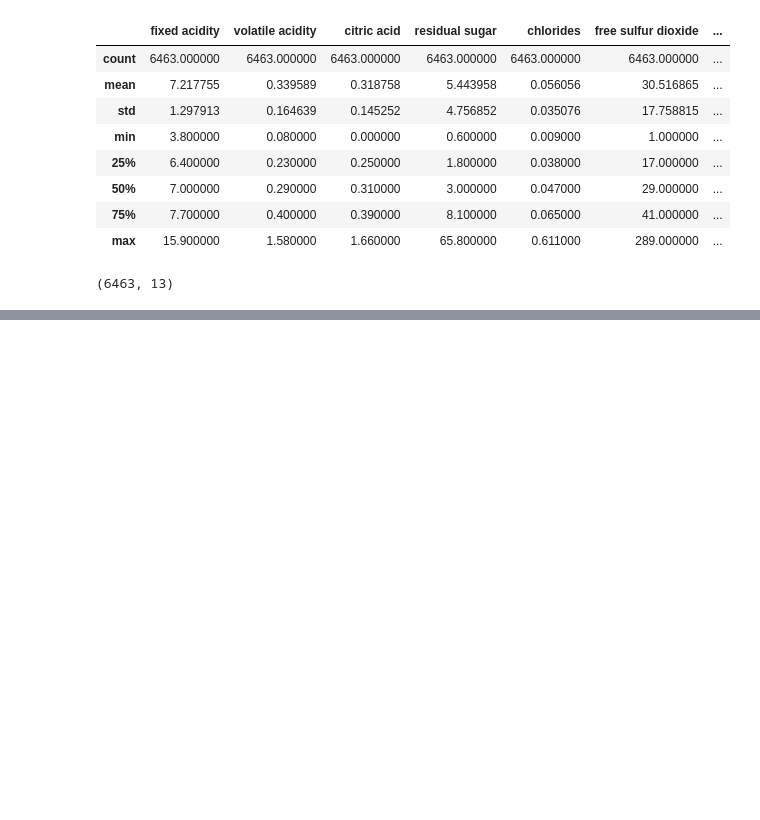
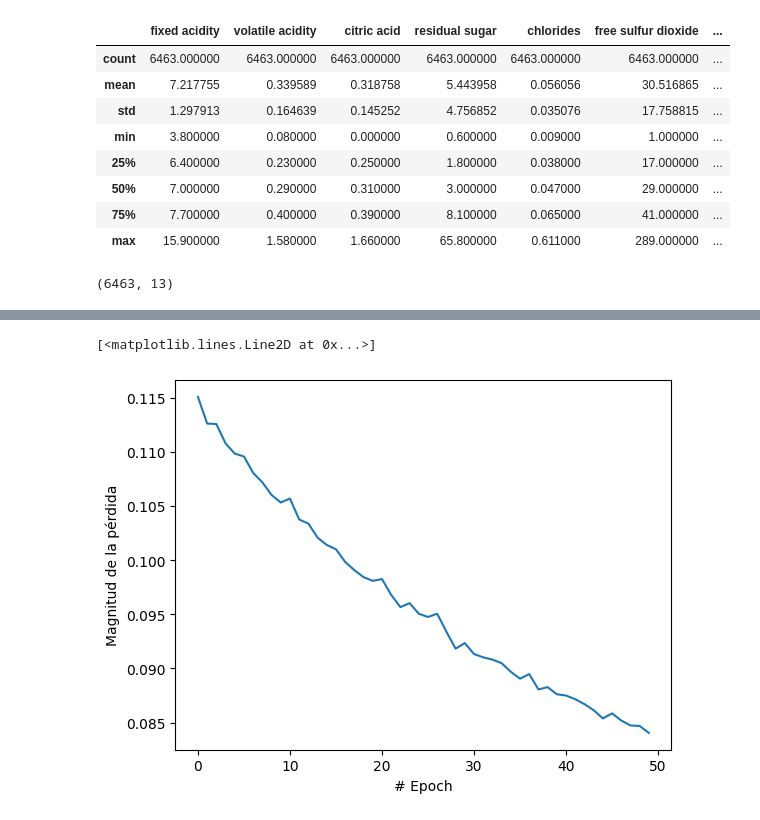
Before and after one commit to coyolxahuqui/Tareas-UIC, a Jupyter notebook: S4RedNeur.ipynb, the cells around one changed output, grey strips where cells are left out. Drawn from its saved outputs; the diff is of its cells as text; code cells hidden in the pictures; blank space fills up the shorter version.

```diff
--- a/S4RedNeur.ipynb
+++ b/S4RedNeur.ipynb
@@ -113,8 +119,3 @@ y = datos["Vino"]
 # %%
 from sklearn.model_selection import train_test_split
 X_ent, X_pru, y_ent, y_pru = train_test_split(X, y, test_size=.2)
-# %%
-from sklearn import svm
-modelo = svm.SVC()
-modelo.fit(X_ent, y_ent)
-predicciones = modelo.predict(X_pru)
@@ -149,0 +122,9 @@ pd.DataFrame(confusion_matrix(y_pru, predicciones), columns=["Pred: No", "Pred:
+# %%
+model = Sequential()
+model.add(Dense(1,
+input_dim=X_ent.shape[1],
+activation='sigmoid'))
+# %%
+model.compile(loss='binary_crossentropy', optimizer='adam', metrics=['accuracy'])
+# %%
+entrenamiento = model.fit(X_ent, y_ent, epochs=50, batch_size=32, verbose=1)
@@ -149,0 +157,7 @@ pd.DataFrame(confusion_matrix(y_pru, predicciones), columns=["Pred: No", "Pred:
+# %%
+plt.xlabel("# Epoch")
+plt.ylabel("Magnitud de la pérdida")
+plt.plot(entrenamiento.history["loss"])
+# %% [output]
+[<matplotlib.lines.Line2D at 0x...>]
+[figure, added]
```
Also changed, not shown: parts of 8 cells of this notebook.
